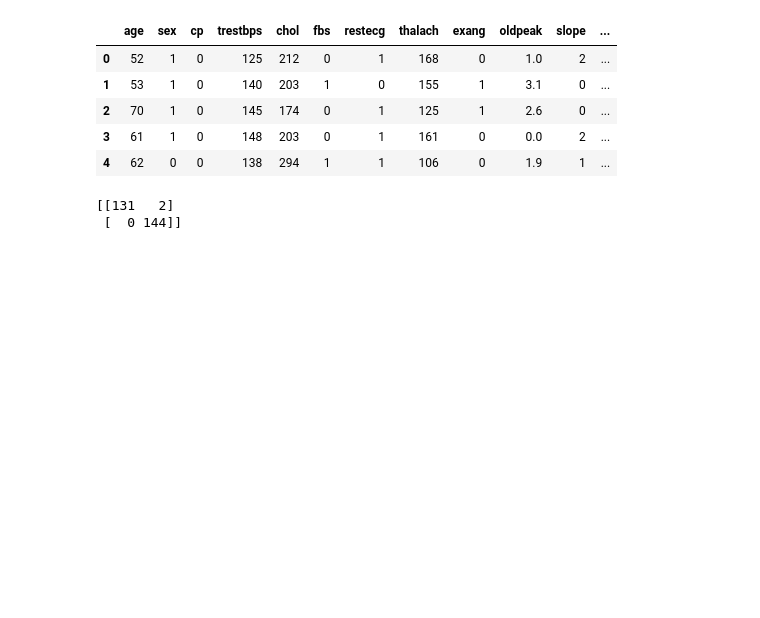
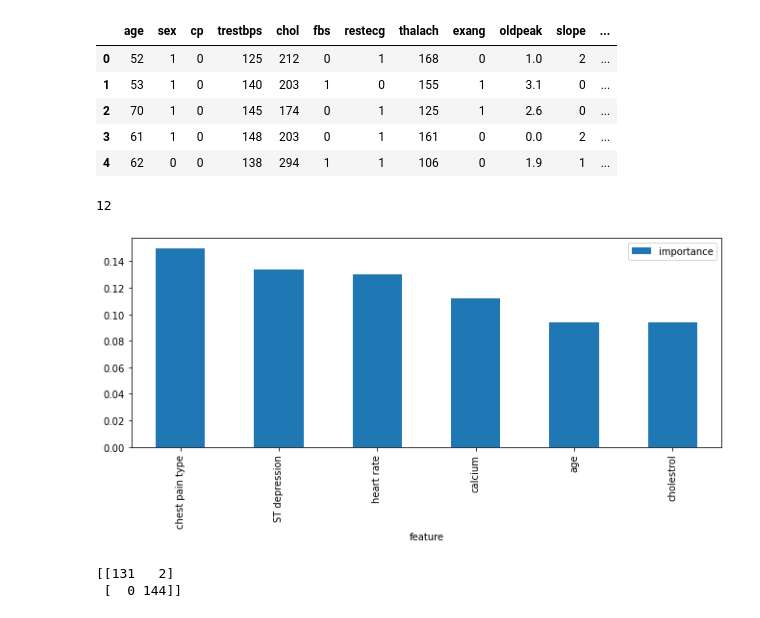
Before and after one commit to subhrapaladhi/Heart-Disease-Prediction, a Jupyter notebook: Random Forest.ipynb, the cells around one changed output. Cells and saved outputs as stored; diff of their text form; code cells hidden in the pictures; blank space fills up the shorter version.

```diff
--- a/Random Forest.ipynb
+++ b/Random Forest.ipynb
@@ -21,6 +21,28 @@ y = dataset.iloc[:,13].values
 from sklearn.model_selection import train_test_split
 # %%
 X_train, X_test, y_train, y_test = train_test_split(X, y, test_size=0.27, random_state=33)
+# %%
+x_train_temp = pd.DataFrame(X_train)
+
+X_labels = ['age','sex','chest pain type','blood pressure','cholestrol','blood sugar','electrocardiographic results','heart rate','exercise induced angina','ST depression','ST/heart rate slope','calcium']
+print(len(X_labels))
+# %% [output]
+12
+# %%
+from sklearn.ensemble import RandomForestClassifier
+rfc = RandomForestClassifier();
+
+# fit random forest classifier on the training set
+rfc.fit(x_train_temp, y_train);
+# extract important features
+score = np.round(rfc.feature_importances_,3)
+importances = pd.DataFrame({'feature':X_labels,'importance':score})
+importances = importances.sort_values('importance',ascending=False).set_index('feature')
+# plot importances
+plt.rcParams['figure.figsize'] = (11, 4)
+importances[:6].plot.bar();
+# %% [output]
+[figure, added]
 # %%
 from sklearn.ensemble import RandomForestRegressor
 # %%
```
Also changed, not shown: 1 other file.
